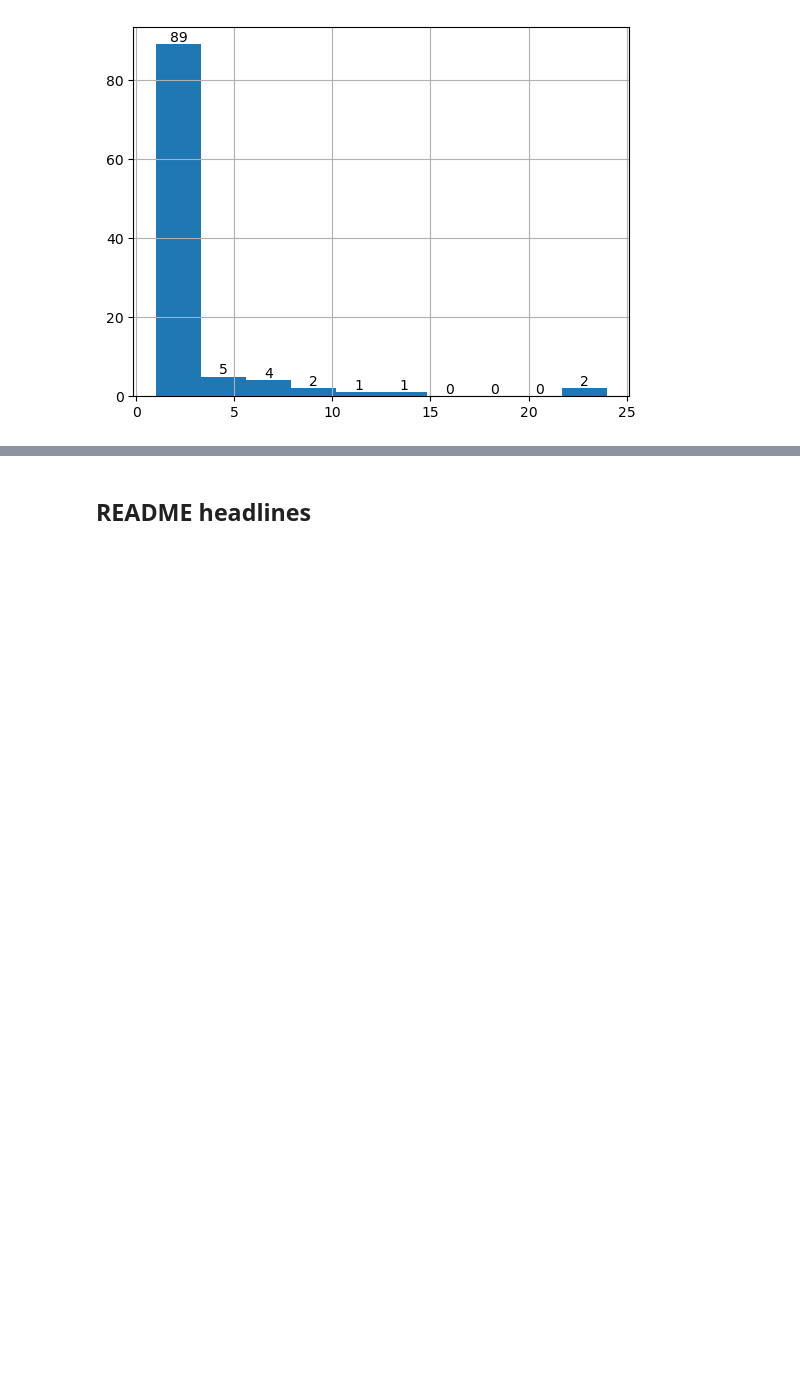
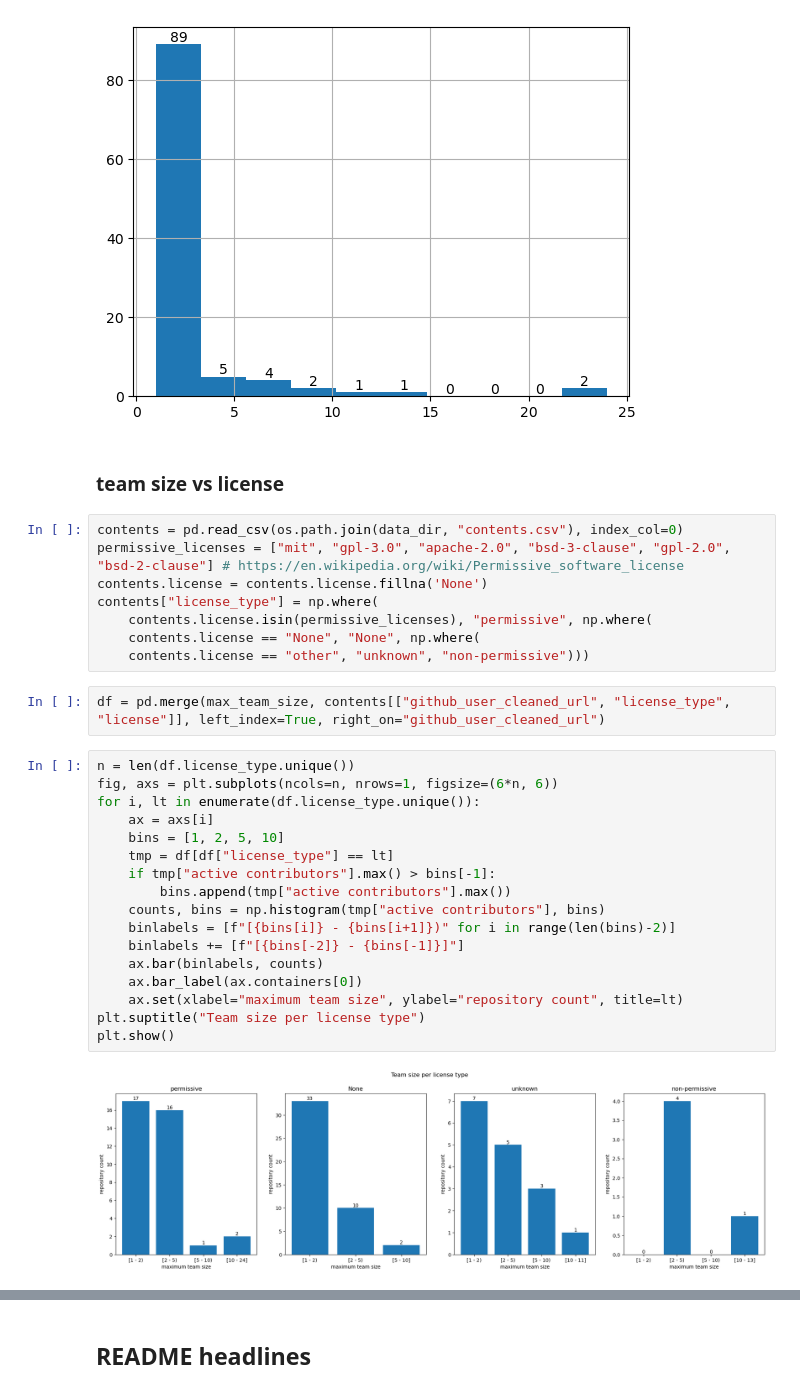
Before and after one commit to softwaresaved/rse-repo-analysis, a Jupyter notebook: analysis/github.ipynb, the cells around one changed output, grey strips where cells are left out. Cells and saved outputs as stored; diff of their text form; blank space fills up the shorter version.

Commit message:
Team sizes and licenses #43

```diff
--- a/analysis/github.ipynb
+++ b/analysis/github.ipynb
@@ -355,3 +355,34 @@ ax.bar_label(ax.containers[0])
 plt.show()
 # %% [output]
 [figure]
+# %% [markdown]
+### team size vs license
+# %%
+contents = pd.read_csv(os.path.join(data_dir, "contents.csv"), index_col=0)
+permissive_licenses = ["mit", "gpl-3.0", "apache-2.0", "bsd-3-clause", "gpl-2.0", "bsd-2-clause"] # https://en.wikipedia.org/wiki/Permissive_software_license
+contents.license = contents.license.fillna('None')
+contents["license_type"] = np.where(
+    contents.license.isin(permissive_licenses), "permissive", np.where(
+    contents.license == "None", "None", np.where(
+    contents.license == "other", "unknown", "non-permissive")))
+# %%
+df = pd.merge(max_team_size, contents[["github_user_cleaned_url", "license_type", "license"]], left_index=True, right_on="github_user_cleaned_url")
+# %%
+n = len(df.license_type.unique())
+fig, axs = plt.subplots(ncols=n, nrows=1, figsize=(6*n, 6))
+for i, lt in enumerate(df.license_type.unique()):
+    ax = axs[i]
+    bins = [1, 2, 5, 10]
+    tmp = df[df["license_type"] == lt]
+    if tmp["active contributors"].max() > bins[-1]:
+        bins.append(tmp["active contributors"].max())
+    counts, bins = np.histogram(tmp["active contributors"], bins)
+    binlabels = [f"[{bins[i]} - {bins[i+1]})" for i in range(len(bins)-2)]
+    binlabels += [f"[{bins[-2]} - {bins[-1]}]"]
+    ax.bar(binlabels, counts)
+    ax.bar_label(ax.containers[0])
+    ax.set(xlabel="maximum team size", ylabel="repository count", title=lt)
+plt.suptitle("Team size per license type")
+plt.show()
+# %% [output]
+[figure, added]
```
Also changed, not shown: parts of 4 cells of this notebook, 10 other files.
